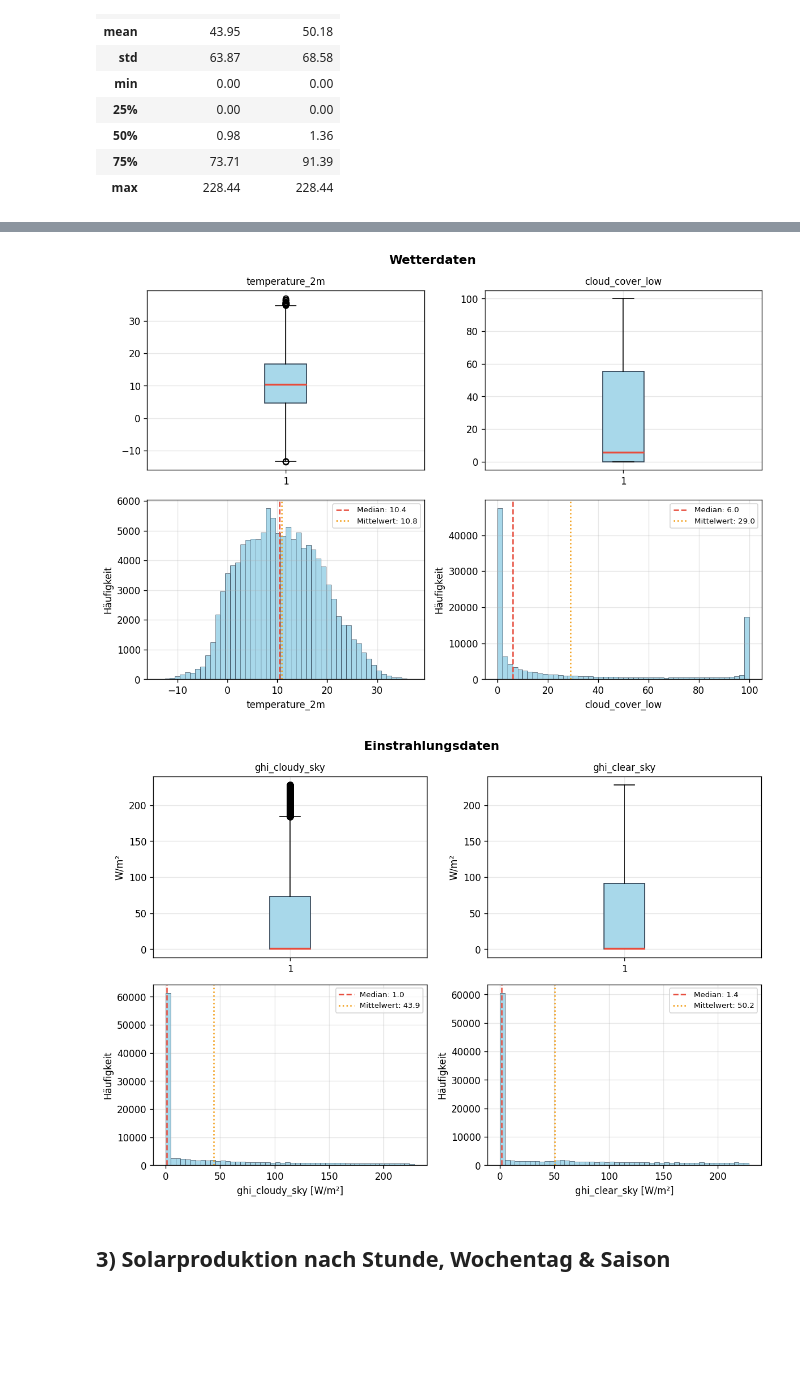
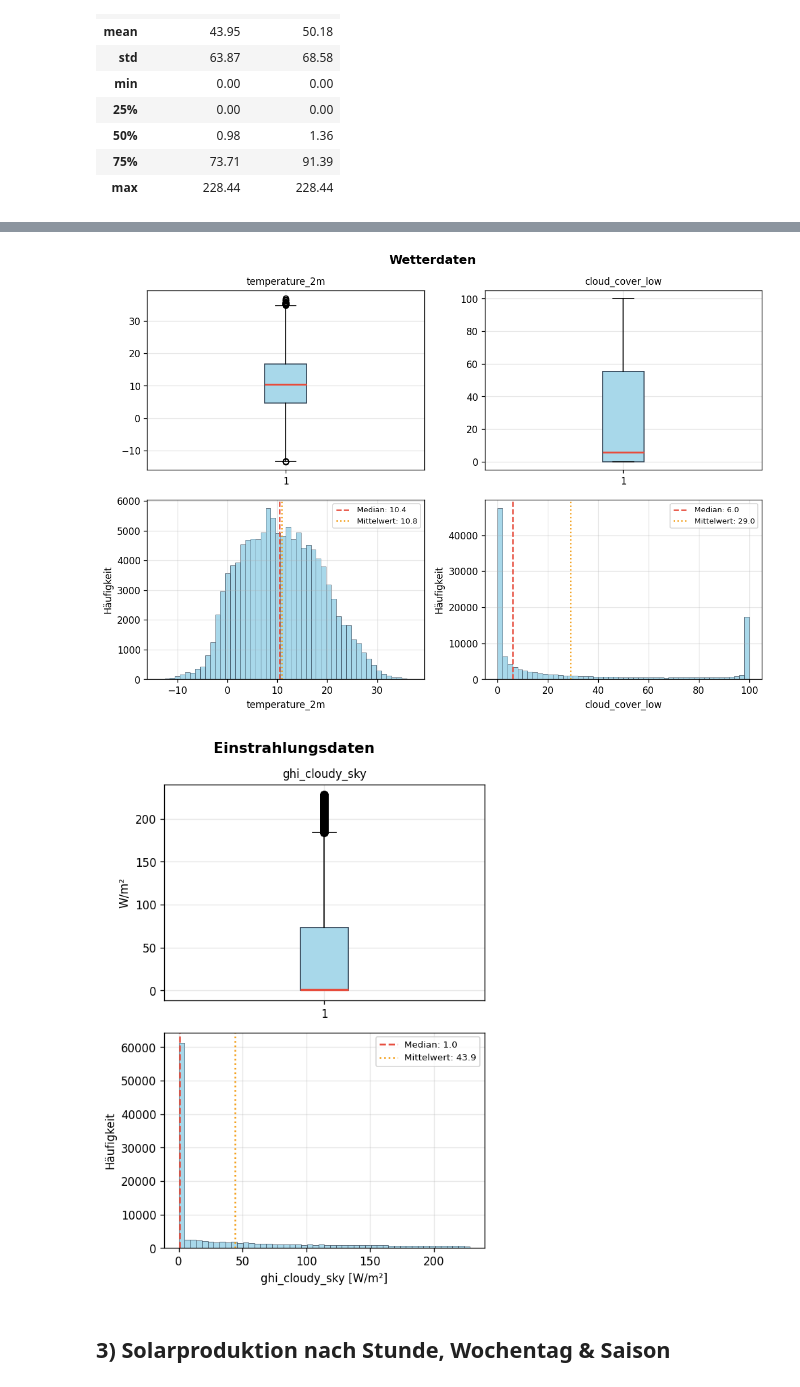
Before and after one commit to Anni075/KI-Project, a Jupyter notebook: notebooks/01_univariate_analyse.ipynb, the cells around one changed output, grey strips where cells are left out. Cells and saved outputs as stored; diff of their text form; code cells hidden in the pictures; blank space fills up the shorter version.

Commit message:
changes to german and delete clear sky

```diff
--- a/notebooks/01_univariate_analyse.ipynb
+++ b/notebooks/01_univariate_analyse.ipynb
@@ -113,7 +113,7 @@ Einstrahlungsdaten:
 groups = [
     (df[["Solarproduktion"]], "PV-Daten", "W"),
     (df[["temperature_2m", "cloud_cover_low"]], "Wetterdaten", ""),
-    (df[["ghi_cloudy_sky", "ghi_clear_sky"]], "Einstrahlungsdaten", "W/m²"),
+    (df[["ghi_cloudy_sky"]], "Einstrahlungsdaten", "W/m²"),
 ]
 
 for df_grp, title, unit in groups:
@@ -123,34 +123,34 @@ for df_grp, title, unit in groups:
     if n == 1:
         axes = axes.reshape(2, 1)
     fig.suptitle(title, fontsize=13, fontweight="bold")
 
     for i, col in enumerate(cols):
         data = df_grp[col].dropna()
         label = f"{col}" + (f" [{unit}]" if unit else "")
 
         # Boxplot
         axes[0, i].boxplot(data, vert=True, patch_artist=True,
                            boxprops=dict(facecolor="#a8d8ea", color="#2c3e50"),
                            medianprops=dict(color="#e74c3c", linewidth=2))
         axes[0, i].set_title(col, fontsize=10)
         axes[0, i].set_ylabel(unit if unit else "")
 
         # Histogramm
         axes[1, i].hist(data, bins=50, color="#a8d8ea", edgecolor="#2c3e50", linewidth=0.4)
         axes[1, i].axvline(data.median(), color="#e74c3c", linewidth=1.5, linestyle="--",
                            label=f"Median: {data.median():.1f}")
         axes[1, i].axvline(data.mean(), color="#f39c12", linewidth=1.5, linestyle=":",
                            label=f"Mittelwert: {data.mean():.1f}")
         axes[1, i].set_xlabel(label)
         axes[1, i].set_ylabel("Häufigkeit")
         axes[1, i].legend(fontsize=8)
 
     plt.tight_layout()
     plt.show()
 # %% [output]
 [figure]
 [figure]
-[figure, old version]
+[figure, new version]
 # %% [markdown]
 ## 3) Solarproduktion nach Stunde, Wochentag & Saison
 # %% [markdown]
```
Also changed, not shown: parts of 2 cells of this notebook.
